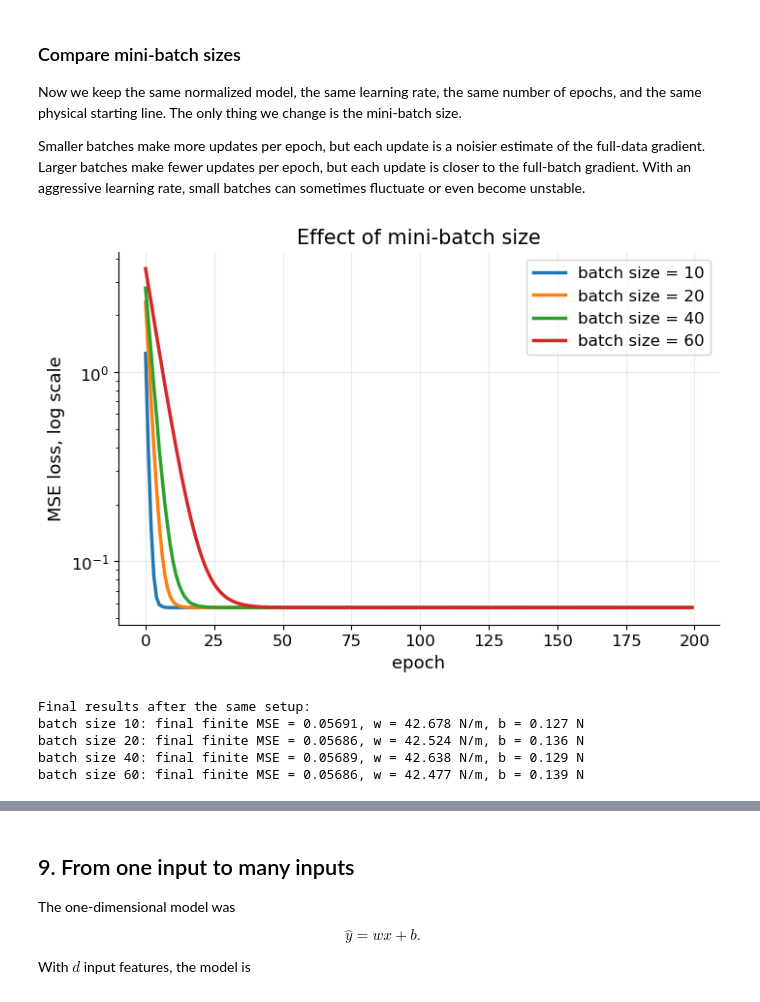
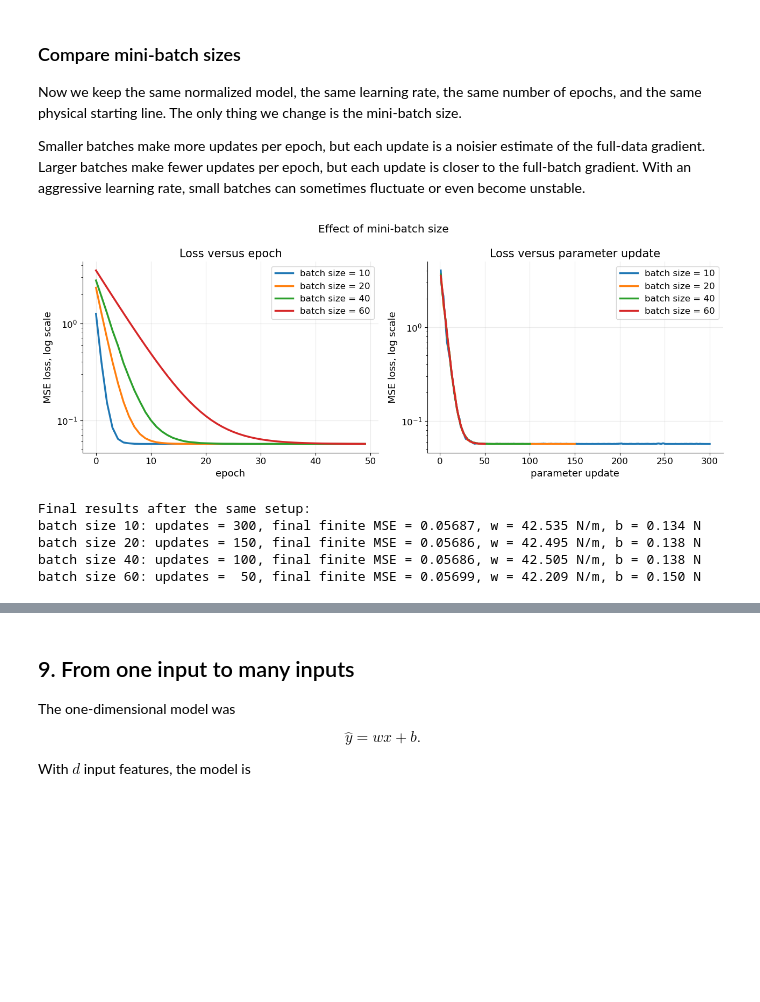
Before and after one commit to niksterg/MLpytorch, a Jupyter notebook: 01_linear_regression_pytorch.ipynb, the cells around one changed output, grey strips where cells are left out. Cells and saved outputs as stored; diff of their text form; code cells hidden in the pictures; blank space fills up the shorter version.

```diff
--- a/01_linear_regression_pytorch.ipynb
+++ b/01_linear_regression_pytorch.ipynb
@@ -1086,7 +1088,7 @@ b0_physical = 1.80
 w_norm = torch.tensor([[w0_physical * x_std.item()]], requires_grad=True)
 b_norm = torch.tensor([b0_physical + w0_physical * x_mean.item()], requires_grad=True)
 
-lr = 0.05 #0.99 # TRY 0.05
+lr = 0.99 #0.99 # TRY 0.05
 batch_size = 10
 num_epochs = 200
 loss_history = []
@@ -1157,12 +1254,16 @@ Smaller batches make more updates per epoch, but each update is a noisier estima
 batch_sizes = [10, 20, 40, 60]
 mini_batch_results = {}
 
+num_epochs = 50
+
+lr = 0.05
 
 def train_normalized_minibatch(batch_size, lr, num_epochs, w0_physical, b0_physical):
     # Same physical starting line, expressed in normalized coordinates.
     w_current = torch.tensor([[w0_physical * x_std.item()]], requires_grad=True)
     b_current = torch.tensor([b0_physical + w0_physical * x_mean.item()], requires_grad=True)
-    history = []
+    epoch_history = []
+    update_history = []
 
     for epoch in range(num_epochs):
         for X_batch, y_target_batch in data_batch(batch_size, x_norm, y):
@@ -1176,67 +1277,89 @@ def train_normalized_minibatch(batch_size, lr, num_epochs, w0_physical, b0_physi
                 w_current.grad.zero_()
                 b_current.grad.zero_()
 
-        with torch.no_grad():
-            epoch_loss = torch.mean((x_norm @ w_current + b_current - y)**2).item()
-            history.append(epoch_loss)
+                update_loss = torch.mean((x_norm @ w_current + b_current - y)**2).item()
+                update_history.append(update_loss)
 
-        if not np.isfinite(history[-1]):
+        epoch_history.append(update_history[-1])
+
+        if not np.isfinite(epoch_history[-1]):
             break
 
     w_final = w_current.item() / x_std.item()
     b_final = b_current.item() - w_current.item() * x_mean.item() / x_std.item()
-    return np.array(history), w_final, b_final
+    return np.array(epoch_history), np.array(update_history), w_final, b_final
 
 
 for batch_size_choice in batch_sizes:
     torch.manual_seed(SEED)
-    history, w_final, b_final = train_normalized_minibatch(
+    epoch_history, update_history, w_final, b_final = train_normalized_minibatch(
         batch_size_choice, lr, num_epochs, w0_physical, b0_physical
     )
     mini_batch_results[batch_size_choice] = {
-        "history": history,
+        "epoch_history": epoch_history,
+        "update_history": update_history,
         "w": w_final,
         "b": b_final,
     }
 
-fig, ax = plt.subplots()
+fig, axes = plt.subplots(1, 2, figsize=(13, 5))
+
 for batch_size_choice, result in mini_batch_results.items():
-    history = result["history"]
-    finite = np.isfinite(history) & (history > 0)
-    ax.plot(
-        np.arange(len(history))[finite],
-        history[finite],
+    epoch_history = result["epoch_history"]
+    finite_epoch = np.isfinite(epoch_history) & (epoch_history > 0)
+    axes[0].plot(
+        np.arange(len(epoch_history))[finite_epoch],
+        epoch_history[finite_epoch],
         linewidth=2.5,
         label=f"batch size = {batch_size_choice}",
     )
 
-ax.set_yscale("log")
-ax.set_title("Effect of mini-batch size")
-ax.set_xlabel("epoch")
-ax.set_ylabel("MSE loss, log scale")
-ax.legend()
+    update_history = result["update_history"]
+    finite_update = np.isfinite(update_history) & (update_history > 0)
+    axes[1].plot(
+        np.arange(1, len(update_history) + 1)[finite_update],
+        update_history[finite_update],
+        linewidth=2.5,
+        label=f"batch size = {batch_size_choice}",
+    )
+
+axes[0].set_yscale("log")
+axes[0].set_title("Loss versus epoch")
+axes[0].set_xlabel("epoch")
+axes[0].set_ylabel("MSE loss, log scale")
+axes[0].legend()
+
+axes[1].set_yscale("log")
+axes[1].set_title("Loss versus parameter update")
+axes[1].set_xlabel("parameter update")
+axes[1].set_ylabel("MSE loss, log scale")
+axes[1].legend()
+
+fig.suptitle("Effect of mini-batch size")
+fig.tight_layout()
 plt.show()
 
 print("Final results after the same setup:")
 for batch_size_choice, result in mini_batch_results.items():
-    history = result["history"]
-    finite_history = history[np.isfinite(history)]
+    epoch_history = result["epoch_history"]
+    finite_history = epoch_history[np.isfinite(epoch_history)]
     if len(finite_history) == 0:
         print(f"batch size {batch_size_choice:2d}: no finite losses")
         continue
     print(
         f"batch size {batch_size_choice:2d}: "
+        f"updates = {len(result['update_history']):3d}, "
         f"final finite MSE = {finite_history[-1]:.5f}, "
         f"w = {result['w']:.3f} N/m, "
         f"b = {result['b']:.3f} N"
     )
 # %% [output]
-[figure, old version]
+[figure, new version]
 Final results after the same setup:
-batch size 10: final finite MSE = 0.05691, w = 42.678 N/m, b = 0.127 N
-batch size 20: final finite MSE = 0.05686, w = 42.524 N/m, b = 0.136 N
-batch size 40: final finite MSE = 0.05689, w = 42.638 N/m, b = 0.129 N
-batch size 60: final finite MSE = 0.05686, w = 42.477 N/m, b = 0.139 N
+batch size 10: updates = 300, final finite MSE = 0.05687, w = 42.535 N/m, b = 0.134 N
+batch size 20: updates = 150, final finite MSE = 0.05686, w = 42.495 N/m, b = 0.138 N
+batch size 40: updates = 100, final finite MSE = 0.05686, w = 42.505 N/m, b = 0.138 N
+batch size 60: updates =  50, final finite MSE = 0.05699, w = 42.209 N/m, b = 0.150 N
 # %% [markdown]
 ## 8. The concise PyTorch implementation
 
```
Also changed, not shown: parts of 17 cells of this notebook, 2 other files.
